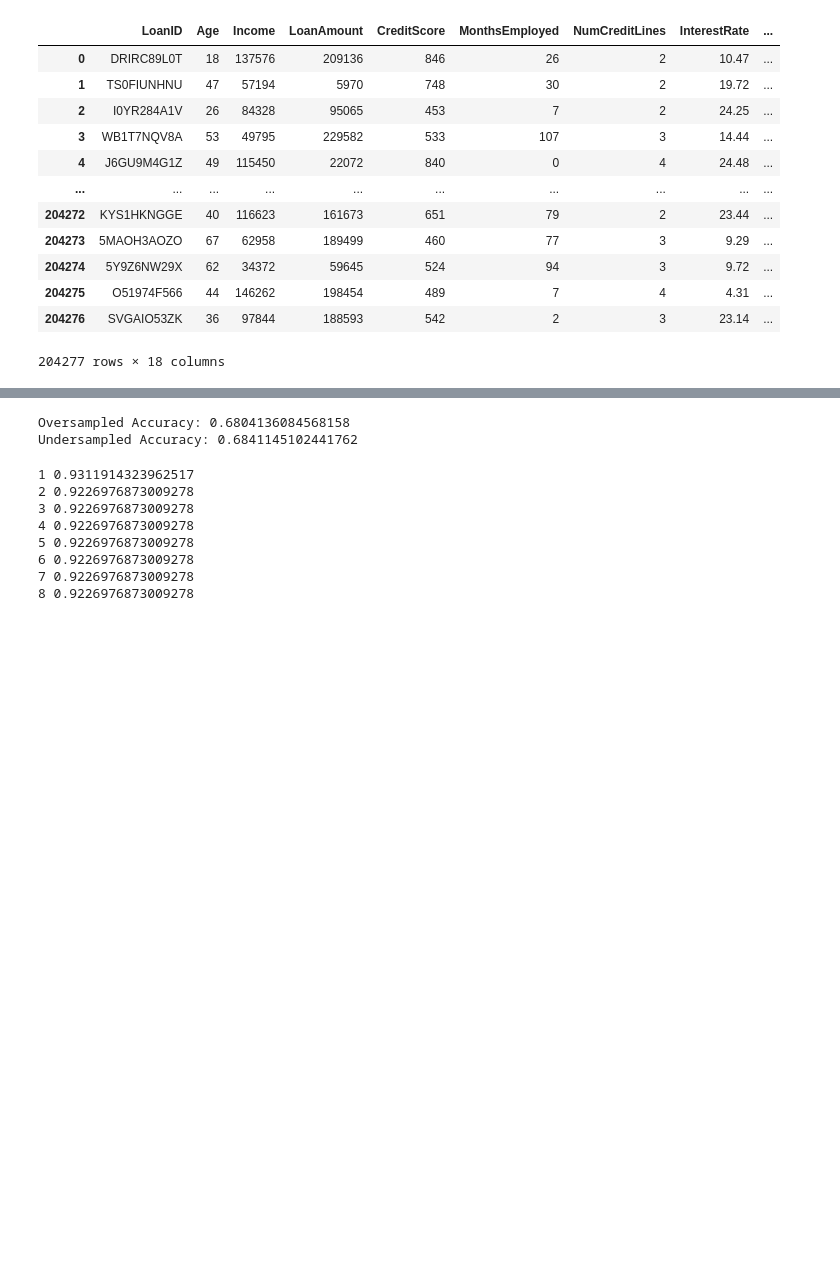
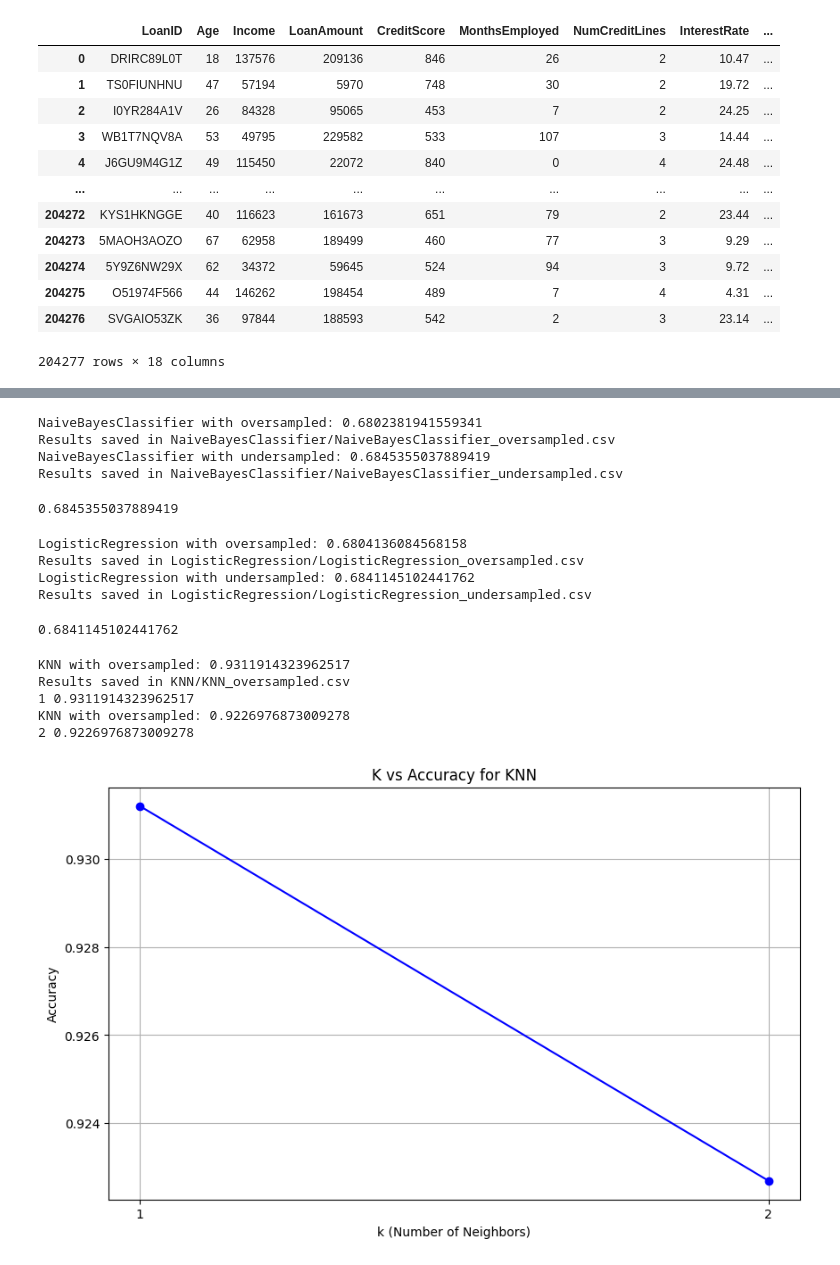
Before and after one commit to Sreyas-J/LendOrLoseMLPrediction, a Jupyter notebook: project1.ipynb, the cells around one changed output, grey strips where cells are left out. Saved outputs shown, nothing was run; the diff lists cells and outputs as text; code cells hidden in the pictures; blank space fills up the shorter version.

```diff
--- a/project1.ipynb
+++ b/project1.ipynb
@@ -218,17 +210,13 @@ test_df=pd.read_csv("lend-or-lose/test.csv")
 for col, le in le_dict.items():
     test_df[col]=le.fit_transform(test_df[col])
 
-# normalized_features=scaler.fit_transform(test_df[features])
 normalized_features=scaler.transform(test_df[features])
 
-y_pred = model_oversampled.predict(test_df[features])
-submission_oversampled=pd.DataFrame({
-    "LoanID":test_df["LoanID"],
-    "Default": y_pred
-})
-
-y_pred = model_undersampled.predict(test_df[features])
-submission_undersampled=pd.DataFrame({
-    "LoanID":test_df["LoanID"],
-    "Default": y_pred
-})
+train_normalized(GaussianNB(),"NaiveBayesClassifier","oversampled",X_train_oversampled,y_train_oversampled,X_test_oversampled,y_test_oversampled,normalized_features,test_df["LoanID"])
+train_normalized(GaussianNB(),"NaiveBayesClassifier","undersampled",X_train_undersampled,y_train_undersampled,X_test_undersampled,y_test_undersampled,normalized_features,test_df["LoanID"])
+# %% [output]
+NaiveBayesClassifier with oversampled: 0.6802381941559341
+Results saved in NaiveBayesClassifier/NaiveBayesClassifier_oversampled.csv
+NaiveBayesClassifier with undersampled: 0.6845355037889419
+Results saved in NaiveBayesClassifier/NaiveBayesClassifier_undersampled.csv
+0.6845355037889419
@@ -238,18 +223,9 @@ submission_undersampled.to_csv("NaiveBayesClassifier/NaiveBayesClassifier_unders
 # %%
-logisticRegression_oversampled = LogisticRegression(random_state=2, max_iter=500)
-logisticRegression_oversampled.fit(X_train_oversampled, y_train_oversampled)
-
-# Make predictions on test data
-y_pred = logisticRegression_oversampled.predict(X_test_oversampled)
-accuracy = accuracy_score(y_test_oversampled, y_pred)
-print("Oversampled Accuracy:", accuracy)
-
-logisticRegression_undersampled = LogisticRegression(random_state=2, max_iter=500)
-logisticRegression_undersampled.fit(X_train_undersampled, y_train_undersampled)
-
-y_pred = logisticRegression_undersampled.predict(X_test_undersampled)
-accuracy = accuracy_score(y_test_undersampled, y_pred)
-print("Undersampled Accuracy:", accuracy)
+train_normalized(LogisticRegression(random_state=2, max_iter=500),"LogisticRegression","oversampled",X_train_oversampled,y_train_oversampled,X_test_oversampled,y_test_oversampled,normalized_features,test_df["LoanID"])
+train_normalized(LogisticRegression(random_state=2, max_iter=500),"LogisticRegression","undersampled",X_train_undersampled,y_train_undersampled,X_test_undersampled,y_test_undersampled,normalized_features,test_df["LoanID"])
 # %% [output]
-Oversampled Accuracy: 0.6804136084568158
-Undersampled Accuracy: 0.6841145102441762
+LogisticRegression with oversampled: 0.6804136084568158
+Results saved in LogisticRegression/LogisticRegression_oversampled.csv
+LogisticRegression with undersampled: 0.6841145102441762
+Results saved in LogisticRegression/LogisticRegression_undersampled.csv
+0.6841145102441762
@@ -271,37 +232,32 @@ submission_undersampled.to_csv("LogisticRegression/LogisticRegression_undersampl
 # %%
-k_values = range(1, 21)  # Adjust the upper limit if you want to test more values
+k_values = range(1,3)  # Adjust the upper limit if you want to test more values
 accuracies = []
 best_acc=0
 knn_oversampled=None
 
 # Loop over the range of k values
 for k in k_values:
     knn = KNeighborsClassifier(n_neighbors=k)
-    knn.fit(X_train_oversampled, y_train_oversampled)
-    y_pred = knn.predict(X_test_oversampled)
+    acc=train_normalized(knn,"KNN","oversampled",X_train_oversampled,y_train_oversampled,X_test_oversampled,y_test_oversampled,normalized_features,test_df["LoanID"],best_acc,False)
     if acc>best_acc:
         best_acc=acc
-        acc = accuracy_score(y_test_oversampled, y_pred)
-        knn_oversampled=knn
+
     print(k,acc)
     accuracies.append(acc)
 
-# Plot k vs. accuracy
 plt.figure(figsize=(10, 6))
 plt.plot(k_values, accuracies, marker='o', linestyle='-', color='b')
 plt.xlabel("k (Number of Neighbors)")
 plt.ylabel("Accuracy")
 plt.title("K vs Accuracy for KNN")
 plt.xticks(k_values)  # Make sure all values of k are shown on the x-axis
 plt.grid(True)
 plt.show()
 # %% [output]
+KNN with oversampled: 0.9311914323962517
+Results saved in KNN/KNN_oversampled.csv
 1 0.9311914323962517
+KNN with oversampled: 0.9226976873009278
 2 0.9226976873009278
-3 0.9226976873009278
-4 0.9226976873009278
-5 0.9226976873009278
-6 0.9226976873009278
-7 0.9226976873009278
-8 0.9226976873009278
+[figure, added]
 # %%
```
Also changed, not shown: parts of 10 cells of this notebook, 7 other files.
